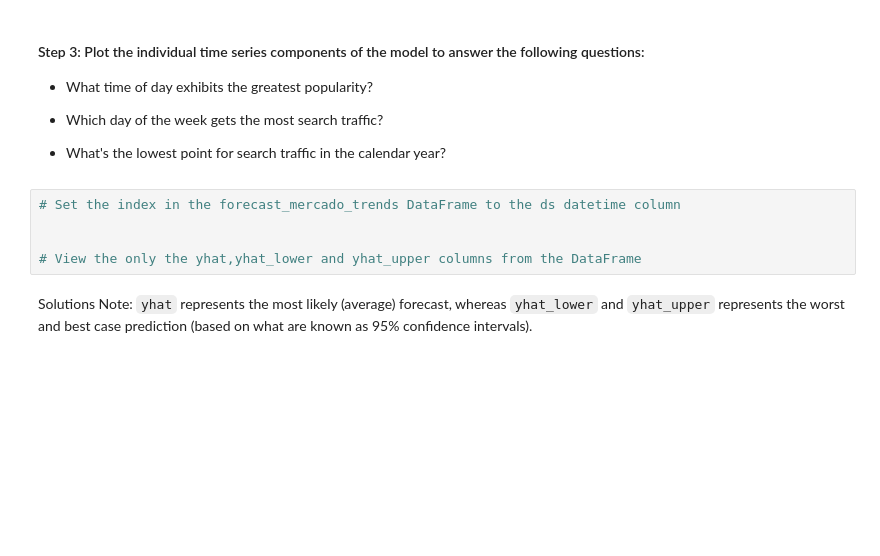
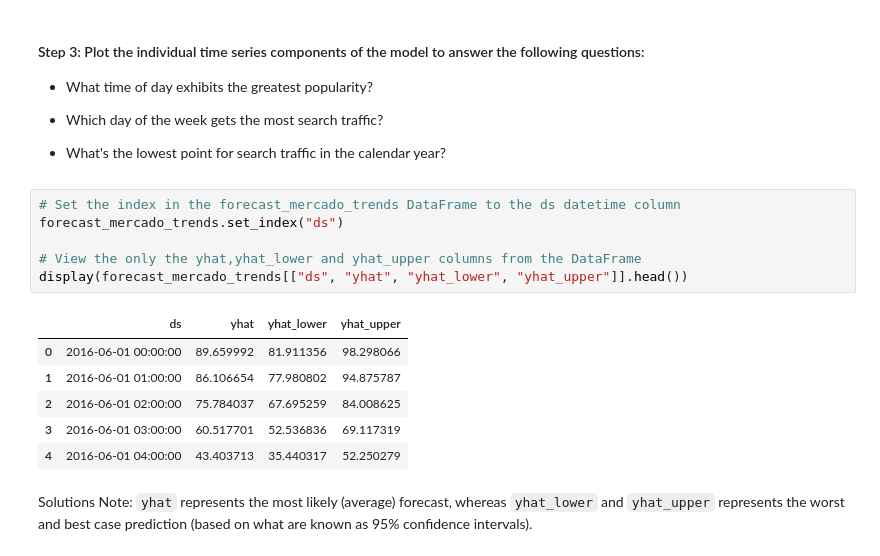
Before and after one commit to chelseyellen/prophet-challenge, a Jupyter notebook: forecasting_net_prophet_CEH.ipynb, the cells around one changed output. Drawn from its saved outputs; the diff is of its cells as text; blank space fills up the shorter version.

```diff
--- a/forecasting_net_prophet_CEH.ipynb
+++ b/forecasting_net_prophet_CEH.ipynb
@@ -480,9 +480,17 @@ m.plot(forecast_mercado_trends)
 * What's the lowest point for search traffic in the calendar year?
 # %%
 # Set the index in the forecast_mercado_trends DataFrame to the ds datetime column
-
+forecast_mercado_trends.set_index("ds")
 
 # View the only the yhat,yhat_lower and yhat_upper columns from the DataFrame
+display(forecast_mercado_trends[["ds", "yhat", "yhat_lower", "yhat_upper"]].head())
+# %% [output]
+|  | ds | yhat | yhat_lower | yhat_upper |
+| 0 | 2016-06-01 00:00:00 | 89.659992 | 81.911356 | 98.298066 |
+| 1 | 2016-06-01 01:00:00 | 86.106654 | 77.980802 | 94.875787 |
+| 2 | 2016-06-01 02:00:00 | 75.784037 | 67.695259 | 84.008625 |
+| 3 | 2016-06-01 03:00:00 | 60.517701 | 52.536836 | 69.117319 |
+| 4 | 2016-06-01 04:00:00 | 43.403713 | 35.440317 | 52.250279 |
 # %% [markdown]
 Solutions Note: `yhat` represents the most likely (average) forecast, whereas `yhat_lower` and `yhat_upper` represents the worst and best case prediction (based on what are known as 95% confidence intervals).
 # %%
```
